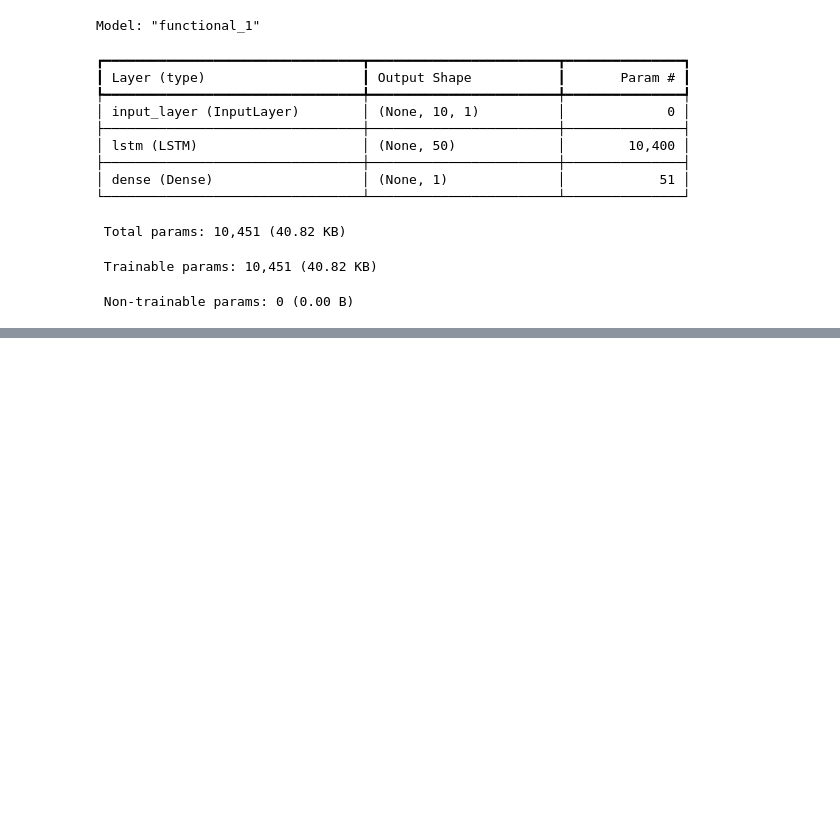
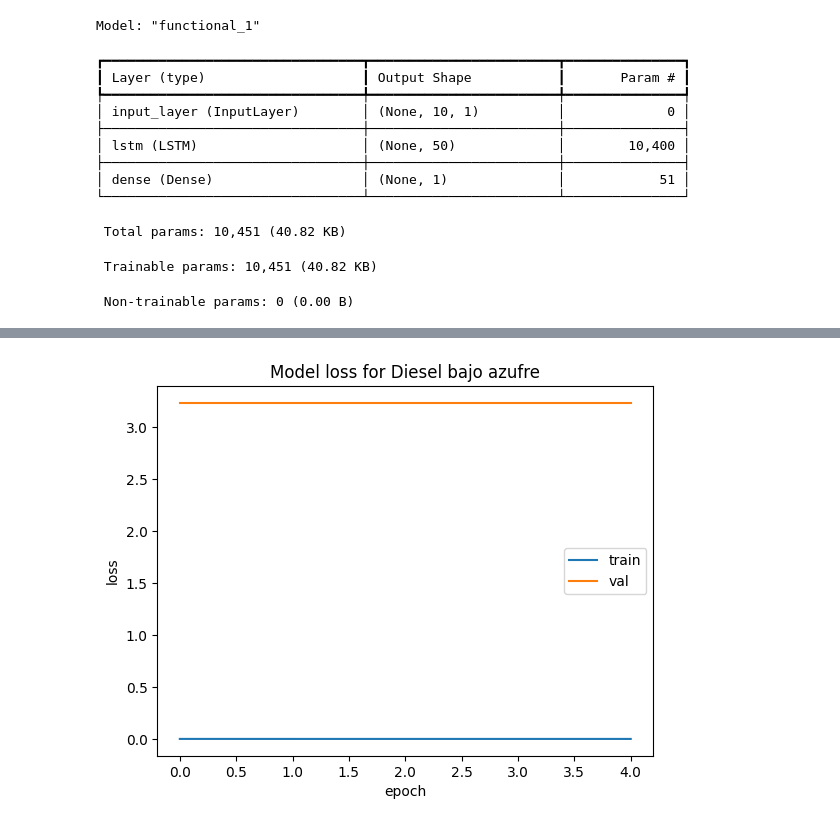
Before and after one commit to Gustixa/data_science, a Jupyter notebook: lab3/lab3.ipynb, the cells around one changed output, grey strips where cells are left out. Drawn from its saved outputs; the diff is of its cells as text; code cells hidden in the pictures; blank space fills up the shorter version.

Commit message:
Modelos

```diff
--- a/lab3/lab3.ipynb
+++ b/lab3/lab3.ipynb
@@ -664,0 +675,7 @@ Epoch 18/150
+# %%
+x_train_array = train_dict[column]
+print(f'Longitud original de x_train_array: {len(x_train_array)}')
+
+x_train, y_train = supervisada(x_train_array, retrasos=retrasos)
+print(f'Longitud de x_train después de supervisada: {x_train.shape[0]}')
+print(f'Longitud de y_train después de supervisada: {y_train.shape[0]}')
@@ -664,0 +734,74 @@ Epoch 18/150
+# %%
+from tensorflow import keras
+from tensorflow.keras.callbacks import EarlyStopping
+from tensorflow.keras.optimizers import Adam
+from tensorflow.keras.metrics import RootMeanSquaredError
+
+# Parámetros del modelo
+lote = 1
+unidades = 50  # Número de unidades LSTM
+paso = 10  # Número de pasos de tiempo
+caracteristicas = 1  # Número de características
+
+# Crear diccionario para almacenar los historiales
+history_dict = {}
+
+# Definir el EarlyStopping
+early_stop = EarlyStopping(monitor='val_loss', patience=3, restore_best_weights=True)
+
+# Definir el entrenamiento para cada columna
+for column in columns_interes:
+    # Obtener datos para la columna actual
+    x_train_reshaped = x_train_reshaped_dict[column]
+    y_train = y_train_dict[column]
+    x_val_reshaped = x_val_reshaped_dict[column]
+    y_val = y_val_dict[column]
+
+    # Definir la arquitectura del modelo
+    inputs = keras.layers.Input(shape=(paso, caracteristicas))
+    lstm_out = keras.layers.LSTM(unidades)(inputs)
+    outputs = keras.layers.Dense(1)(lstm_out)
+
+    # Crear el modelo
+    modelo1 = keras.Model(inputs=inputs, outputs=outputs)
+
+    # Compilar el modelo
+    modelo1.compile(
+        loss='mean_squared_error',
+        optimizer=Adam(learning_rate=0.01),  # Ajusta la tasa de aprendizaje si es necesario
+        metrics=[RootMeanSquaredError()]
+    )
+
+    # Entrenar el modelo
+    history = modelo1.fit(
+        x=x_train_reshaped,  # Datos de entrada para entrenamiento
+        y=y_train,  # Etiquetas para entrenamiento
+        batch_size=lote,  # Tamaño del lote
+        epochs=150,  # Número de épocas
+        shuffle=False,  # Mantener el orden temporal
+        validation_data=(x_val_reshaped, y_val),  # Datos de validación
+        callbacks=[early_stop],  # Aplicar EarlyStopping
+        verbose=1  # Mostrar el progreso del entrenamiento
+    )
+
+    # Almacenar el historial de entrenamiento
+    history_dict[column] = history
+
+    # Imprimir la longitud del conjunto de validación para verificar
+    print(f'Columna: {column}')
+    print(f'x_train_reshaped.shape: {x_train_reshaped.shape}')
+    print(f'y_train.shape: {y_train.shape}')
+    print(f'x_val_reshaped.shape: {x_val_reshaped.shape}')
+    print(f'y_val.shape: {y_val.shape}')
+
+    # Graficar el historial de pérdida
+    import matplotlib.pyplot as plt
+
+    plt.plot(history.history['loss'])
+    plt.plot(history.history['val_loss'])
+    plt.title(f'Model loss for {column}')
+    plt.ylabel('loss')
+    plt.xlabel('epoch')
+    plt.legend(['train', 'val'], loc='best')
+    plt.show()
+# %% [output]
@@ -664,0 +823 @@ Epoch 18/150
+[figure, added]
```
Also changed, not shown: parts of 16 cells of this notebook.
